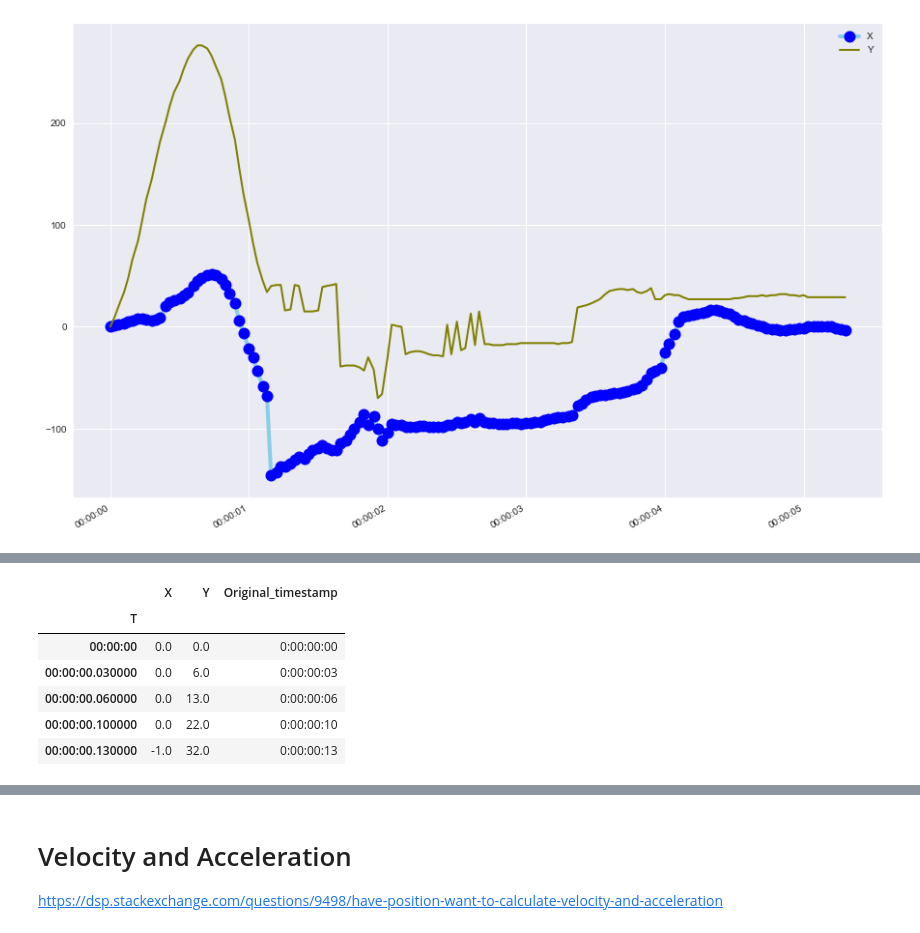
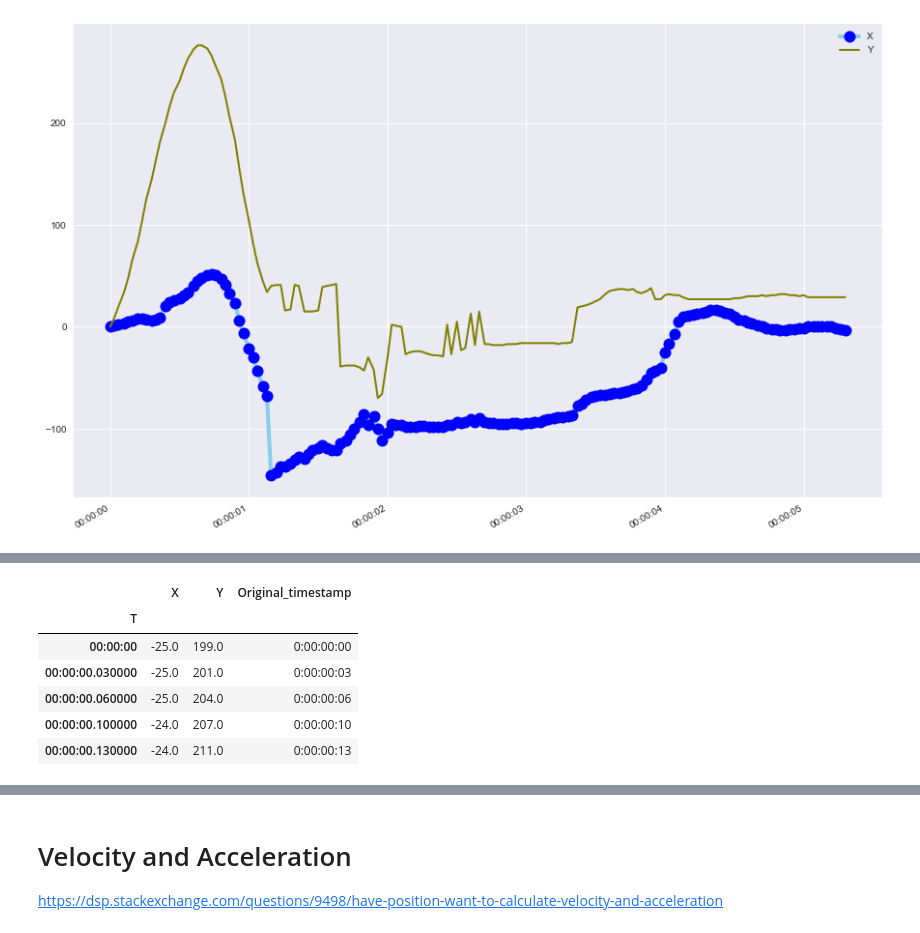
Before and after one commit to lisaong/hss, a Jupyter notebook: 02_explore_data.ipynb, the cells around one changed output, grey strips where cells are left out. Cells and saved outputs as stored; diff of their text form; code cells hidden in the pictures.

```diff
--- a/02_explore_data.ipynb
+++ b/02_explore_data.ipynb
@@ -69,11 +73,11 @@ df_ball.head()
 # %%
-df_elbow = read_kinoeva('data/3/CFF Demo_ Underhand Vertical Med Ball Throw_Elbow.txt')
-df_elbow.head()
+df_hips1 = read_kinoeva('data/3/CFF Demo_ Underhand Vertical Med Ball Throw1_Hips.txt')
+df_hips1.head()
 # %% [output]
 |  | X | Y | Original_timestamp |
 | T |  |  |  |
-| 00:00:00 | 0.0 | 0.0 | 0:00:00:00 |
-| 00:00:00.030000 | 0.0 | 6.0 | 0:00:00:03 |
-| 00:00:00.060000 | 0.0 | 13.0 | 0:00:00:06 |
-| 00:00:00.100000 | 0.0 | 22.0 | 0:00:00:10 |
-| 00:00:00.130000 | -1.0 | 32.0 | 0:00:00:13 |
+| 00:00:00 | -25.0 | 199.0 | 0:00:00:00 |
+| 00:00:00.030000 | -25.0 | 201.0 | 0:00:00:03 |
+| 00:00:00.060000 | -25.0 | 204.0 | 0:00:00:06 |
+| 00:00:00.100000 | -24.0 | 207.0 | 0:00:00:10 |
+| 00:00:00.130000 | -24.0 | 211.0 | 0:00:00:13 |
```
Also changed, not shown: parts of 6 cells of this notebook, 1 other file.
